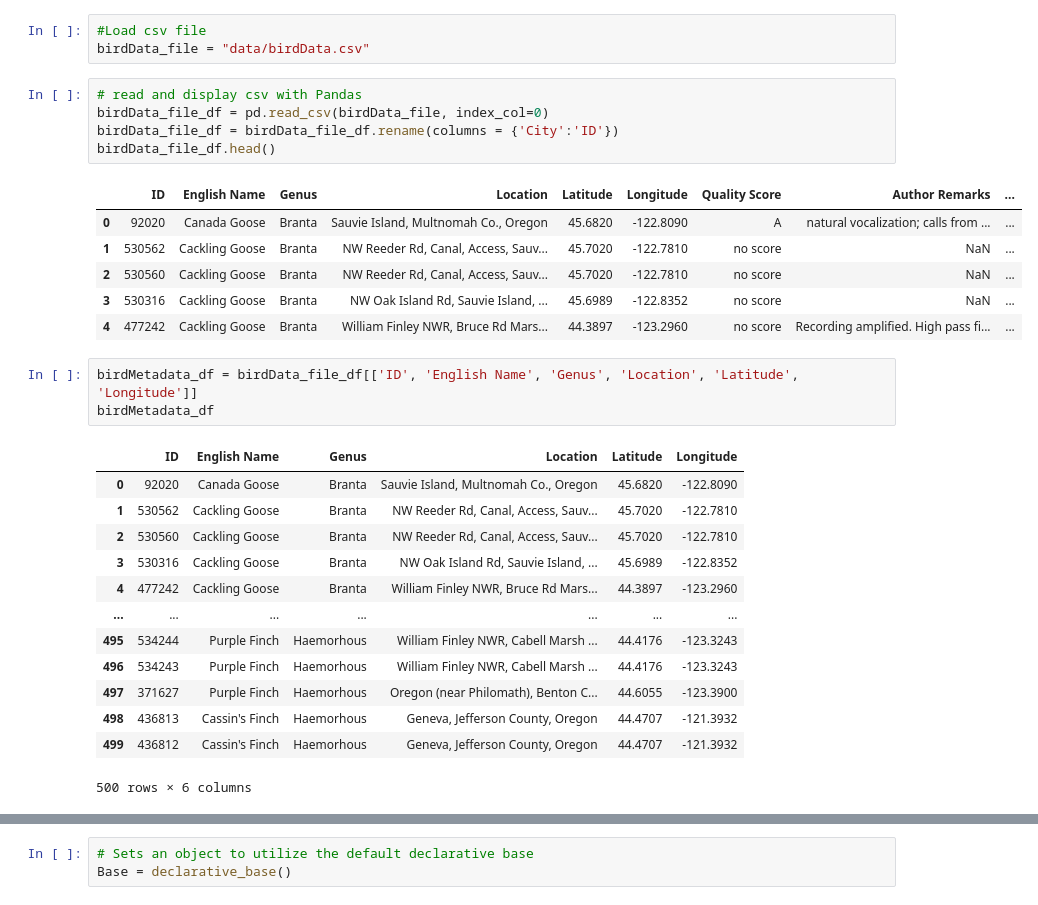
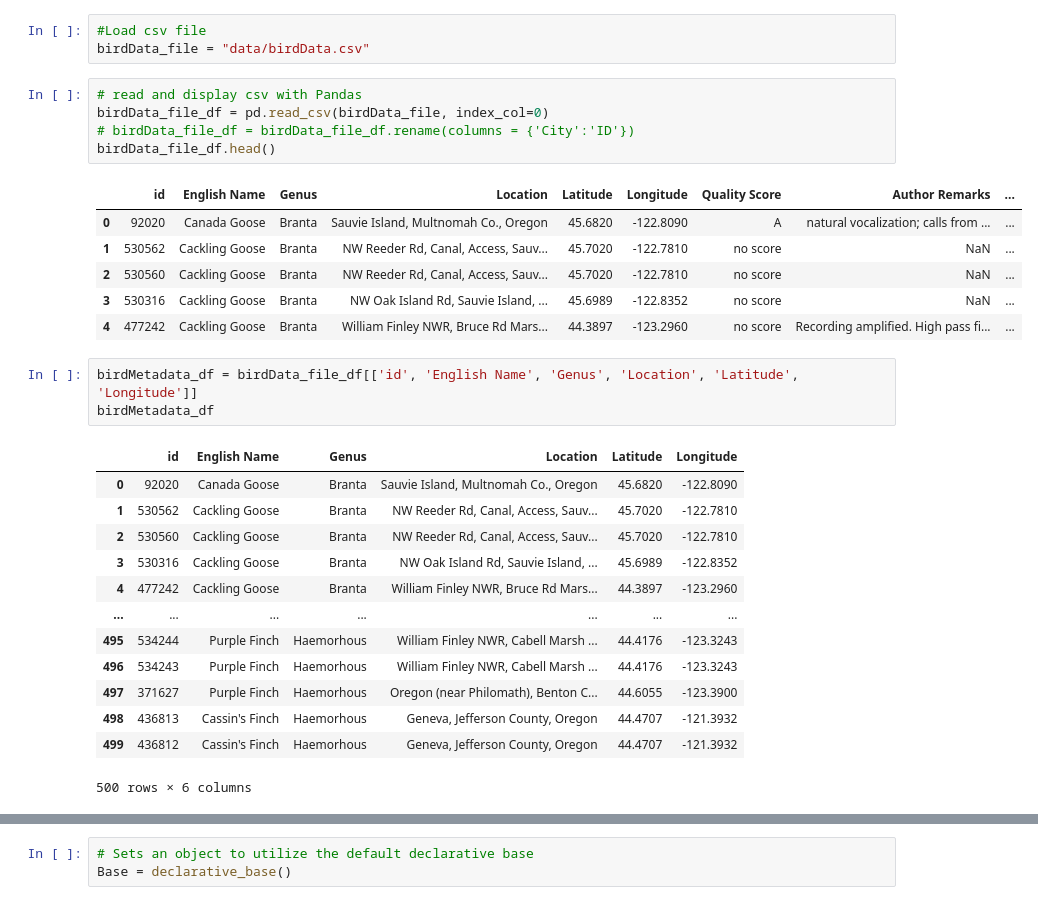
Before and after one commit to irisarn/birdCalls, a Jupyter notebook: Create_birdDB.ipynb, the cells around one changed output, grey strips where cells are left out. Saved outputs shown, nothing was run; the diff lists cells and outputs as text.

```diff
--- a/Create_birdDB.ipynb
+++ b/Create_birdDB.ipynb
@@ -20,20 +20,20 @@ birdData_file = "data/birdData.csv"
 # %%
 # read and display csv with Pandas
 birdData_file_df = pd.read_csv(birdData_file, index_col=0)
-birdData_file_df = birdData_file_df.rename(columns = {'City':'ID'})
+# birdData_file_df = birdData_file_df.rename(columns = {'City':'ID'})
 birdData_file_df.head()
 # %% [output]
-|  | ID | English Name | Genus | Location | Latitude | Longitude | Quality Score | Author Remarks | ... |
+|  | id | English Name | Genus | Location | Latitude | Longitude | Quality Score | Author Remarks | ... |
 | 0 | 92020 | Canada Goose | Branta | Sauvie Island, Multnomah Co., Oregon | 45.6820 | -122.8090 | A | natural vocalization; calls from ... | ... |
 | 1 | 530562 | Cackling Goose | Branta | NW Reeder Rd, Canal, Access, Sauv... | 45.7020 | -122.7810 | no score | NaN | ... |
 | 2 | 530560 | Cackling Goose | Branta | NW Reeder Rd, Canal, Access, Sauv... | 45.7020 | -122.7810 | no score | NaN | ... |
 | 3 | 530316 | Cackling Goose | Branta | NW Oak Island Rd, Sauvie Island, ... | 45.6989 | -122.8352 | no score | NaN | ... |
 | 4 | 477242 | Cackling Goose | Branta | William Finley NWR, Bruce Rd Mars... | 44.3897 | -123.2960 | no score | Recording amplified. High pass fi... | ... |
 # %%
-birdMetadata_df = birdData_file_df[['ID', 'English Name', 'Genus', 'Location', 'Latitude', 'Longitude']]
+birdMetadata_df = birdData_file_df[['id', 'English Name', 'Genus', 'Location', 'Latitude', 'Longitude']]
 birdMetadata_df
 # %% [output]
-|  | ID | English Name | Genus | Location | Latitude | Longitude |
+|  | id | English Name | Genus | Location | Latitude | Longitude |
 | 0 | 92020 | Canada Goose | Branta | Sauvie Island, Multnomah Co., Oregon | 45.6820 | -122.8090 |
 | 1 | 530562 | Cackling Goose | Branta | NW Reeder Rd, Canal, Access, Sauv... | 45.7020 | -122.7810 |
 | 2 | 530560 | Cackling Goose | Branta | NW Reeder Rd, Canal, Access, Sauv... | 45.7020 | -122.7810 |
```
Also changed, not shown: parts of 17 cells of this notebook, 2 other files.
